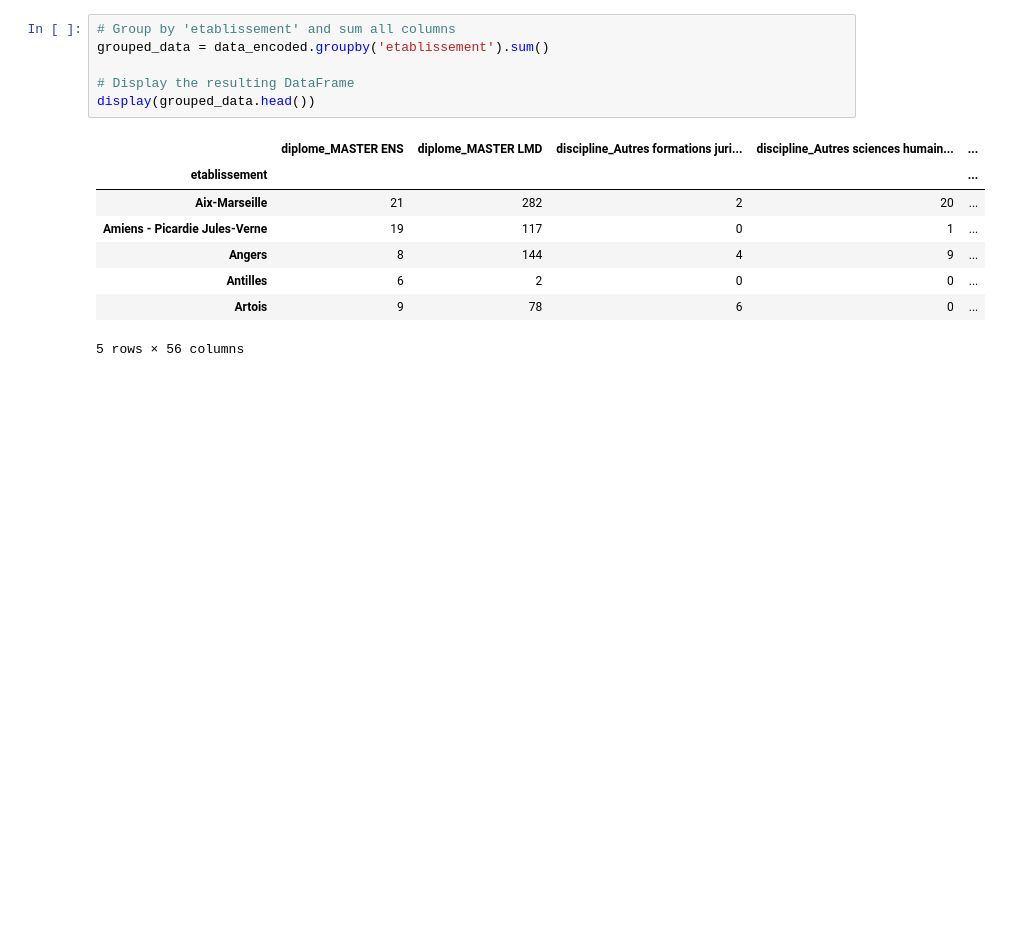
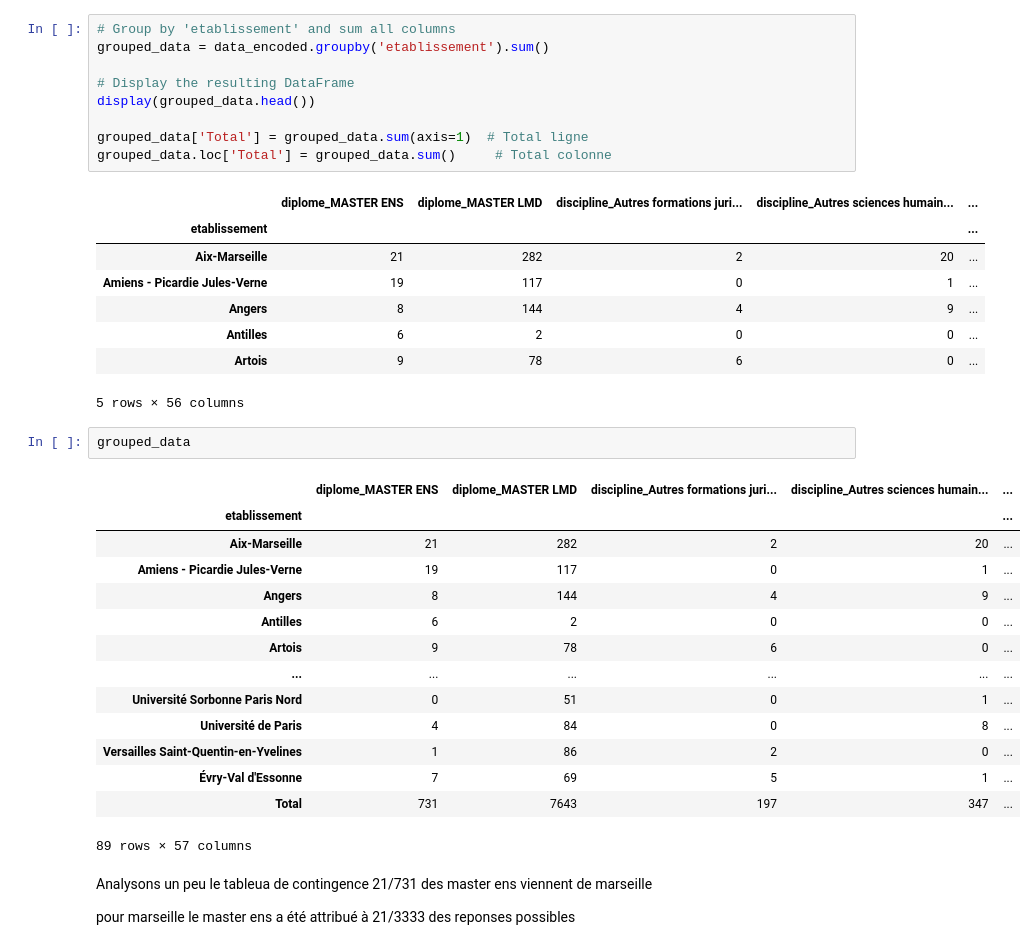
Before and after one commit to aduayom/afd-universites-france, a Jupyter notebook: main.ipynb, the cells around one changed output. Saved outputs shown, nothing was run; the diff lists cells and outputs as text; blank space fills up the shorter version.

```diff
--- a/main.ipynb
+++ b/main.ipynb
@@ -253,6 +271,9 @@ grouped_data = data_encoded.groupby('etablissement').sum()
 
 # Display the resulting DataFrame
 display(grouped_data.head())
+
+grouped_data['Total'] = grouped_data.sum(axis=1)  # Total ligne
+grouped_data.loc['Total'] = grouped_data.sum()     # Total colonne
 # %% [output]
 |  | diplome_MASTER ENS | diplome_MASTER LMD | discipline_Autres formations juri... | discipline_Autres sciences humain... | ... |
 | etablissement |  |  |  |  | ... |
@@ -262,3 +283,24 @@ display(grouped_data.head())
 | Antilles | 6 | 2 | 0 | 0 | ... |
 | Artois | 9 | 78 | 6 | 0 | ... |
 5 rows × 56 columns
+# %%
+grouped_data
+# %% [output]
+|  | diplome_MASTER ENS | diplome_MASTER LMD | discipline_Autres formations juri... | discipline_Autres sciences humain... | ... |
+| etablissement |  |  |  |  | ... |
+| Aix-Marseille | 21 | 282 | 2 | 20 | ... |
+| Amiens - Picardie Jules-Verne | 19 | 117 | 0 | 1 | ... |
+| Angers | 8 | 144 | 4 | 9 | ... |
+| Antilles | 6 | 2 | 0 | 0 | ... |
+| Artois | 9 | 78 | 6 | 0 | ... |
+| ... | ... | ... | ... | ... | ... |
+| Université Sorbonne Paris Nord | 0 | 51 | 0 | 1 | ... |
+| Université de Paris | 4 | 84 | 0 | 8 | ... |
+| Versailles Saint-Quentin-en-Yvelines | 1 | 86 | 2 | 0 | ... |
+| Évry-Val d'Essonne | 7 | 69 | 5 | 1 | ... |
+| Total | 731 | 7643 | 197 | 347 | ... |
+89 rows × 57 columns
+# %% [markdown]
+Analysons un peu le tableua de contingence 21/731 des master ens viennent de marseille
+
+pour marseille le master ens a été attribué à 21/3333  des reponses possibles
```
Also changed, not shown: parts of 1 cell of this notebook.
